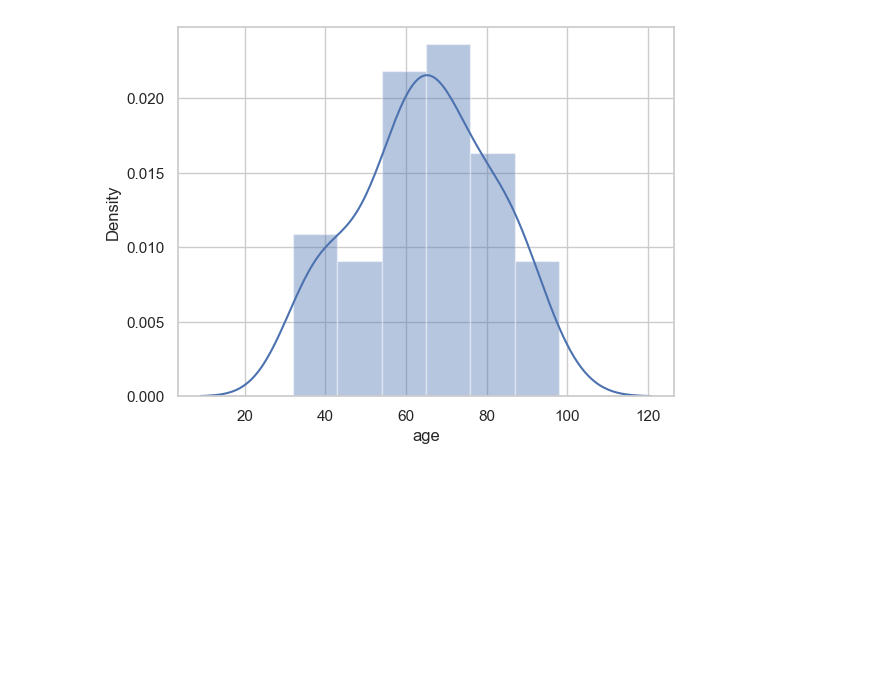
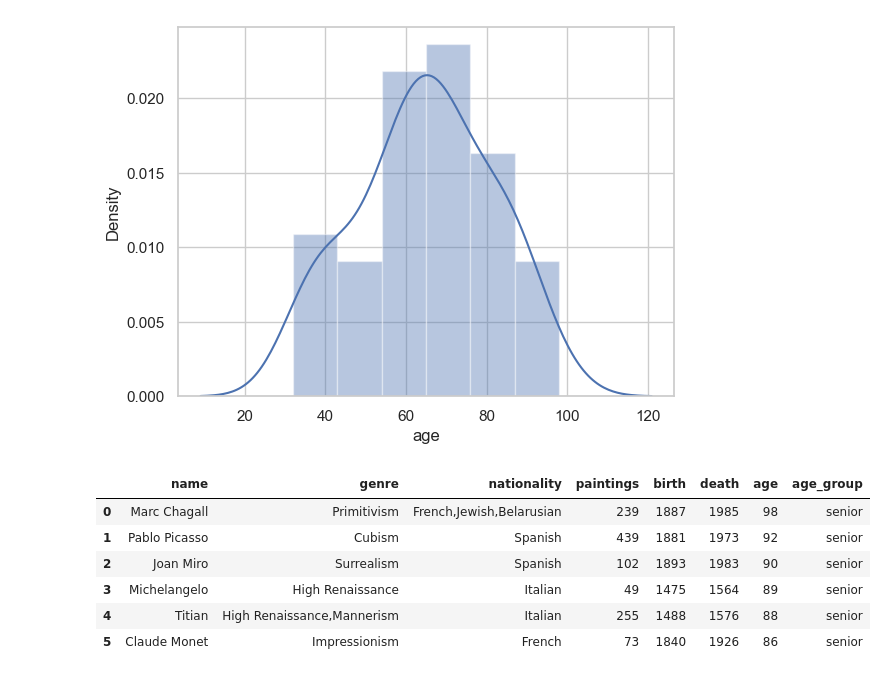
Before and after one commit to pooyanosk1382/BestArt, a Jupyter notebook: BestArt.ipynb, the cells around one changed output. Saved outputs shown, nothing was run; the diff lists cells and outputs as text; code cells hidden in the pictures; blank space fills up the shorter version.

```diff
--- a/BestArt.ipynb
+++ b/BestArt.ipynb
@@ -341,3 +341,13 @@ ax = sns.distplot(df['age'])
 plt.show()
 # %% [output]
 [figure]
+# %%
+df[df.age>85]
+# %% [output]
+|  | name | genre | nationality | paintings | birth | death | age | age_group |
+| 0 | Marc Chagall | Primitivism | French,Jewish,Belarusian | 239 | 1887 | 1985 | 98 | senior |
+| 1 | Pablo Picasso | Cubism | Spanish | 439 | 1881 | 1973 | 92 | senior |
+| 2 | Joan Miro | Surrealism | Spanish | 102 | 1893 | 1983 | 90 | senior |
+| 3 | Michelangelo | High Renaissance | Italian | 49 | 1475 | 1564 | 89 | senior |
+| 4 | Titian | High Renaissance,Mannerism | Italian | 255 | 1488 | 1576 | 88 | senior |
+| 5 | Claude Monet | Impressionism | French | 73 | 1840 | 1926 | 86 | senior |
```
Also changed, not shown: parts of 5 cells of this notebook.
